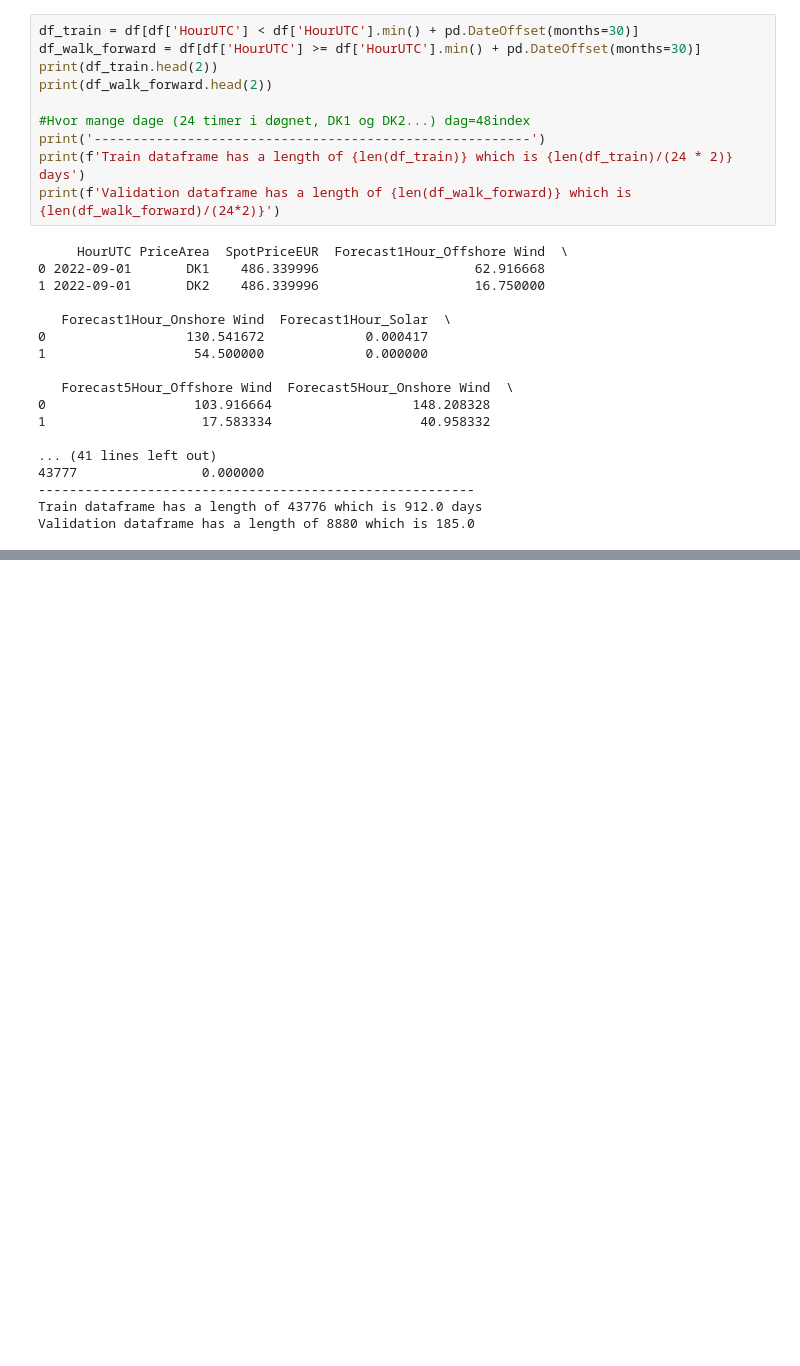
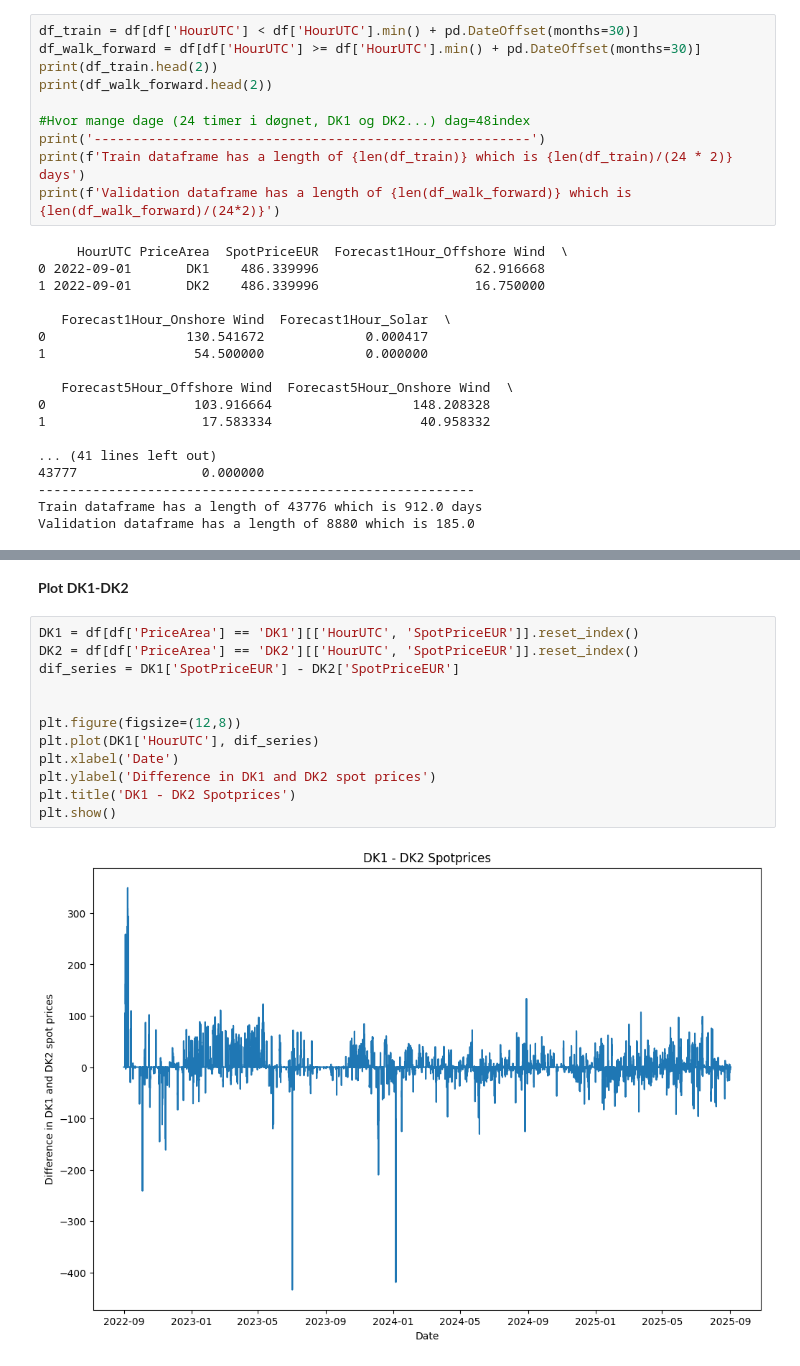
Before and after one commit to Hjavis/spot, a Jupyter notebook: book.ipynb, the cells around one changed output, grey strips where cells are left out. Drawn from its saved outputs; the diff is of its cells as text; blank space fills up the shorter version.

```diff
--- a/book.ipynb
+++ b/book.ipynb
@@ -76,0 +81,16 @@ NameError: name 'plt' is not defined
+# %% [markdown]
+**Plot DK1-DK2**
+# %%
+DK1 = df[df['PriceArea'] == 'DK1'][['HourUTC', 'SpotPriceEUR']].reset_index()
+DK2 = df[df['PriceArea'] == 'DK2'][['HourUTC', 'SpotPriceEUR']].reset_index()
+dif_series = DK1['SpotPriceEUR'] - DK2['SpotPriceEUR']
+
+
+plt.figure(figsize=(12,8))
+plt.plot(DK1['HourUTC'], dif_series)
+plt.xlabel('Date')
+plt.ylabel('Difference in DK1 and DK2 spot prices')
+plt.title('DK1 - DK2 Spotprices')
+plt.show()
+# %% [output]
+[figure, added]
```
Also changed, not shown: parts of 5 cells of this notebook.
